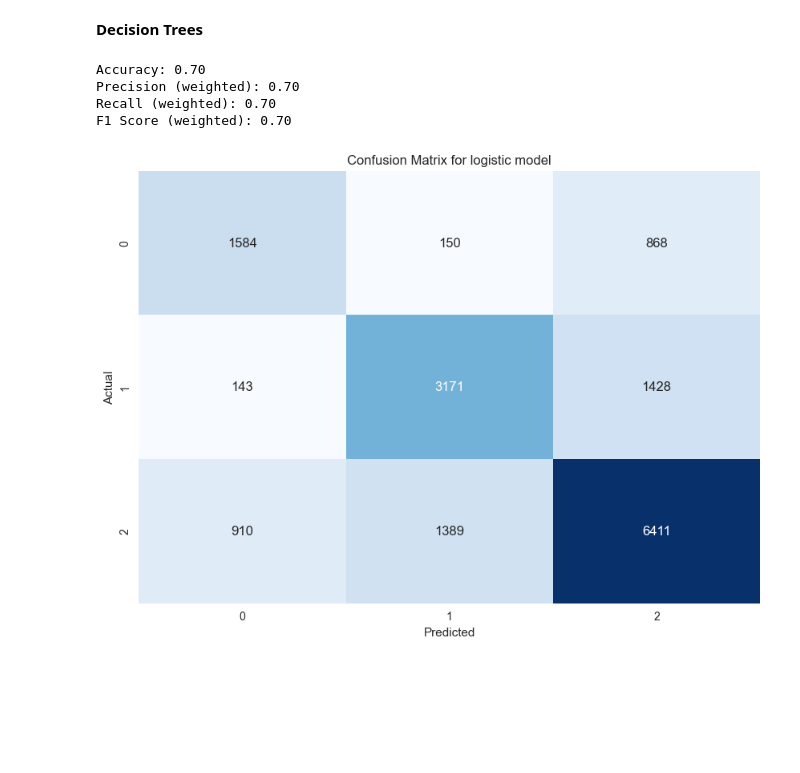
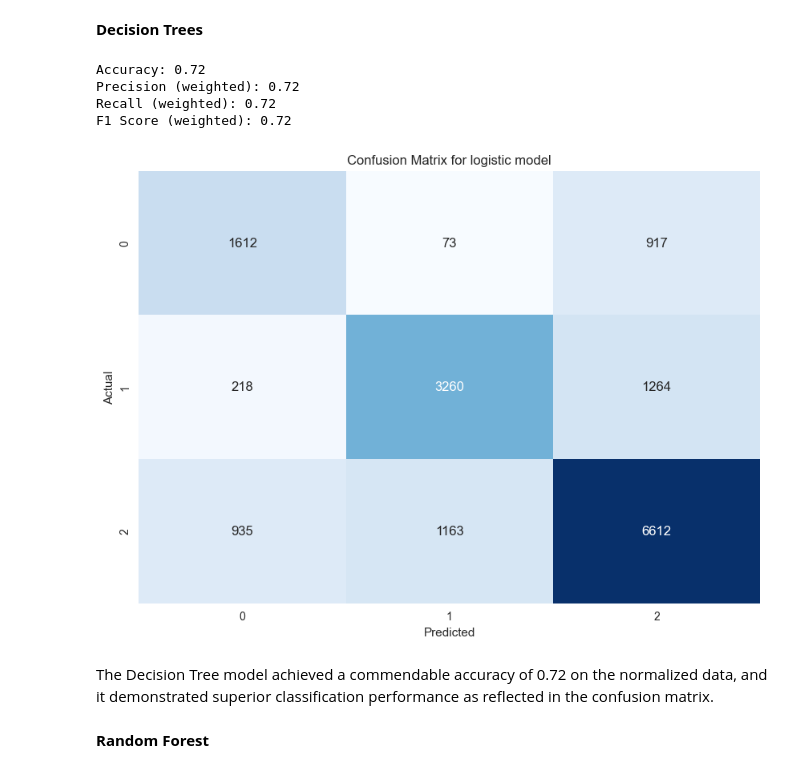
Before and after one commit to ishamel101/Credit-Score-Classification, a Jupyter notebook: Credit Score Classification.ipynb, the cells around one changed output. Cells and saved outputs as stored; diff of their text form; code cells hidden in the pictures; blank space fills up the shorter version.

```diff
--- a/Credit Score Classification.ipynb
+++ b/Credit Score Classification.ipynb
@@ -1134,21 +1134,34 @@ F1 Score (weighted): 0.61
 the model trained with PCA data has beter perfermance
 # %% [markdown]
 **Decision Trees**
-# %%
-dec_tree = DecisionTreeClassifier()
-dec_tree.fit(X_train_normalized, y_train)
-#dec_tree_score = dec_tree.score(X_test_normalized, y_test)
-
-predictions_decission_tree = dec_tree.predict(X_test_normalized)
-
-# evaluation
-evaluate_model(y_test, predictions_decission_tree)
-# %% [output]
-Accuracy: 0.70
-Precision (weighted): 0.70
-Recall (weighted): 0.70
-F1 Score (weighted): 0.70
-[figure, removed]
+# %%
+# Initialize the Decision Tree classifier with custom hyperparameters
+clf = DecisionTreeClassifier(
+     criterion= 'gini',
+    max_depth= 10,
+    max_features= None,
+    min_samples_leaf= 4,
+    min_samples_split= 2
+)
+
+# Train the classifier
+clf.fit(X_train, y_train)
+
+# Make predictions
+predictions_decission_tree = clf.predict(X_test)
+
+# evaluation
+evaluate_model(y_test, predictions_decission_tree)
+# %% [output]
+Accuracy: 0.72
+Precision (weighted): 0.72
+Recall (weighted): 0.72
+F1 Score (weighted): 0.72
+[figure, added]
+# %% [markdown]
+The Decision Tree model achieved a commendable accuracy of 0.72 on the normalized data, and it demonstrated superior classification performance as reflected in the confusion matrix.
+# %% [markdown]
+**Random Forest**
 # %%
 r_forest = RandomForestClassifier(n_estimators=5)
 r_forest.fit(X_train,y_train)
```
Also changed, not shown: parts of 18 cells of this notebook.
